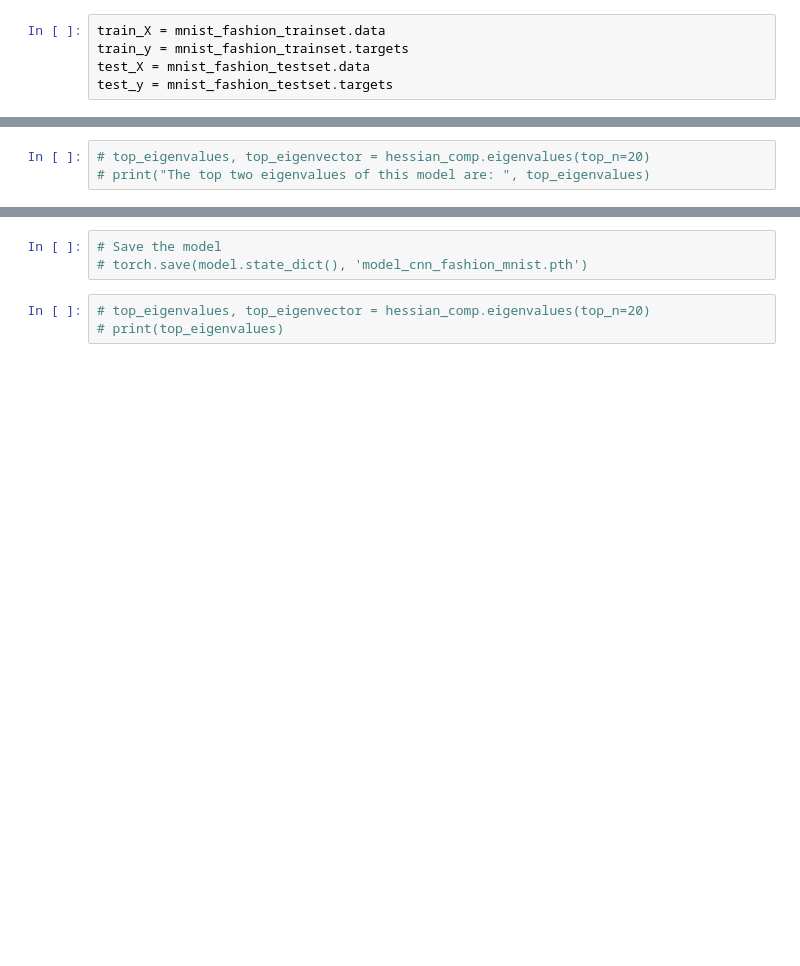
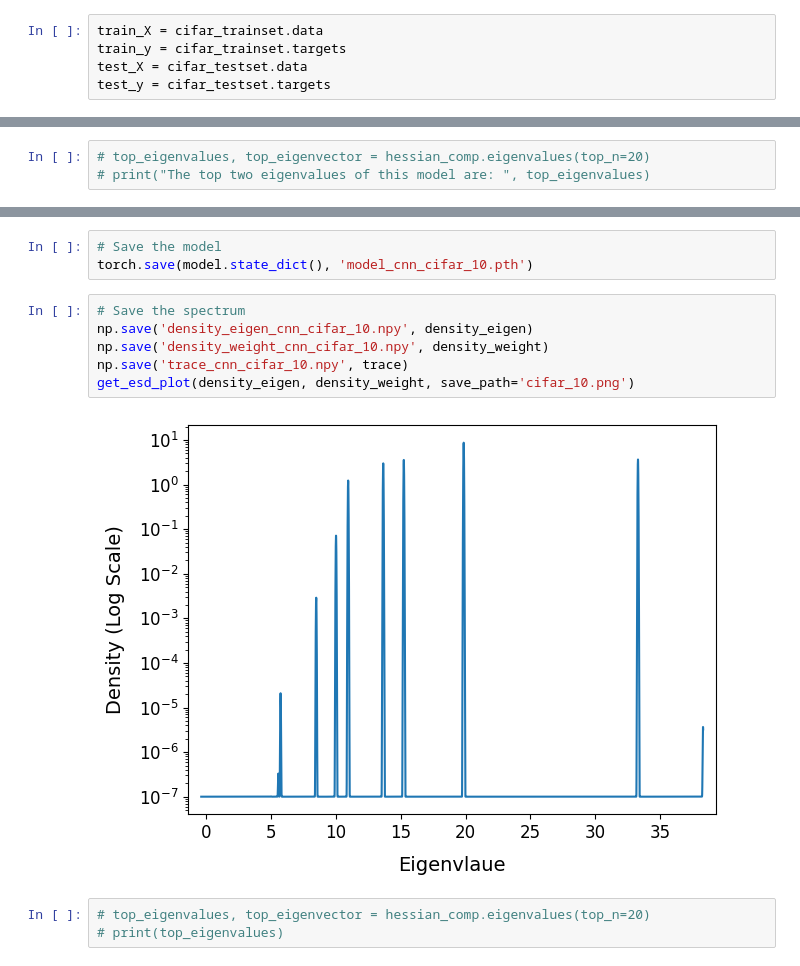
Before and after one commit to Aarsh-Wankar/DeepHessian, a Jupyter notebook: hessian_cnns.ipynb, the cells around one changed output, grey strips where cells are left out. Drawn from its saved outputs; the diff is of its cells as text; blank space fills up the shorter version.

Commit message:
Ran experiments on cifar 10 on GPU

```diff
--- a/hessian_cnns.ipynb
+++ b/hessian_cnns.ipynb
@@ -31,10 +31,10 @@ Files already downloaded and verified
 Files already downloaded and verified
 <torch._C.Generator at 0x...>
 # %%
-train_X = mnist_fashion_trainset.data
-train_y = mnist_fashion_trainset.targets
-test_X = mnist_fashion_testset.data
-test_y = mnist_fashion_testset.targets
+train_X = cifar_trainset.data
+train_y = cifar_trainset.targets
+test_X = cifar_testset.data
+test_y = cifar_testset.targets
 # %%
 class Net(nn.Module):
     def __init__(self):
@@ -185,6 +208,14 @@ Obtained eigendensities and eigenweights in 45.44 seconds
 # %%
 # Save the model
-# torch.save(model.state_dict(), 'model_cnn_fashion_mnist.pth')
+torch.save(model.state_dict(), 'model_cnn_cifar_10.pth')
+# %%
+# Save the spectrum
+np.save('density_eigen_cnn_cifar_10.npy', density_eigen)
+np.save('density_weight_cnn_cifar_10.npy', density_weight)
+np.save('trace_cnn_cifar_10.npy', trace)
+get_esd_plot(density_eigen, density_weight, save_path='cifar_10.png')
+# %% [output]
+[figure, added]
 # %%
 # top_eigenvalues, top_eigenvector = hessian_comp.eigenvalues(top_n=20)
 # print(top_eigenvalues)
```
Also changed, not shown: parts of 10 cells of this notebook, 5 other files.
